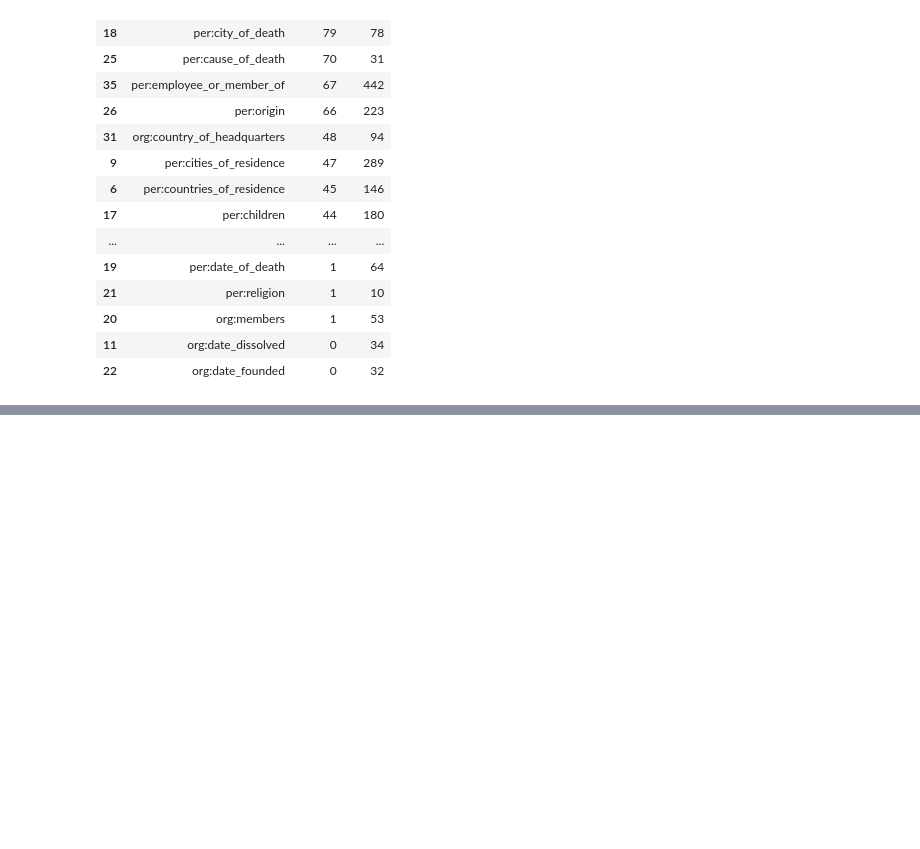
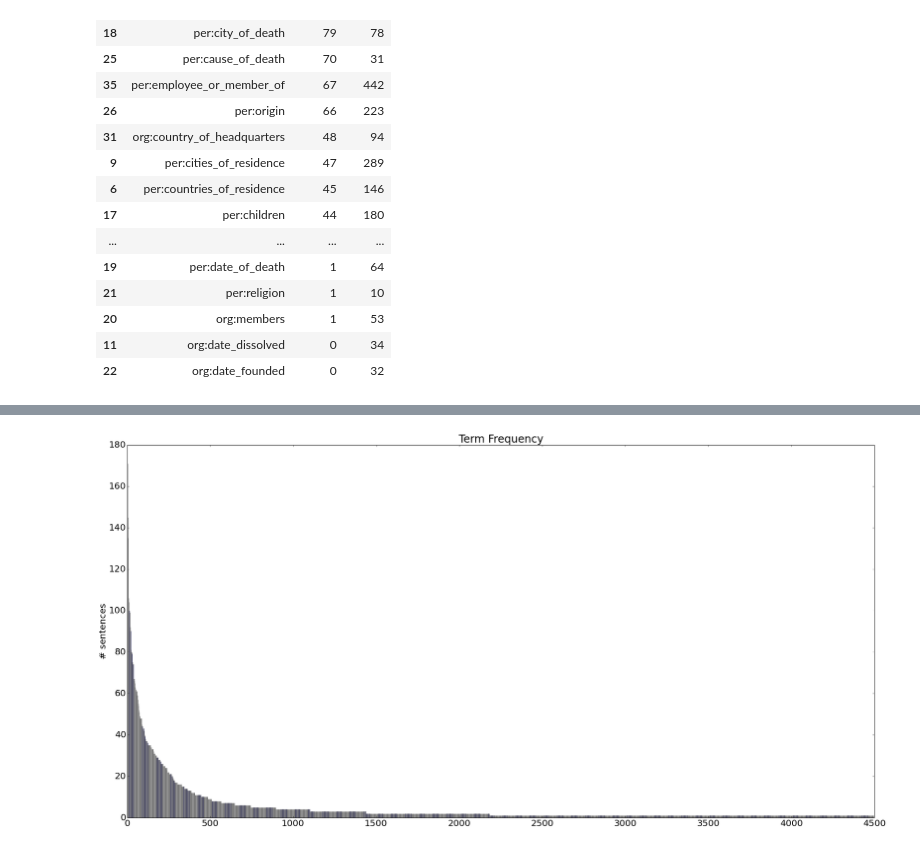
Before and after one commit to CrowdTruth/Open-Domain-Relation-Extraction, a Jupyter notebook: open-domain_data-prep.ipynb, the cells around one changed output, grey strips where cells are left out. Cells and saved outputs as stored; diff of their text form; code cells hidden in the pictures; blank space fills up the shorter version.

Commit message:
term freq analysis

```diff
--- a/open-domain_data-prep.ipynb
+++ b/open-domain_data-prep.ipynb
@@ -118,0 +121,21 @@ rel_freq.sort(["correct"], ascending = 0)
+# %%
+terms_correct = set(data_correct["term1"]).union(set(data_correct["term2"]))
+terms_wrong = set(data_wrong["term1"]).union(set(data_wrong["term2"]))
+terms = terms_correct.union(terms_wrong)
+
+terms_dict = defaultdict(int)
+
+for word in data_correct["term1"]:
+    terms_dict[word] += 1
+for word in data_correct["term2"]:
+    terms_dict[word] += 1
+for word in data_wrong["term1"]:
+    terms_dict[word] += 1
+for word in data_wrong["term2"]:
+    terms_dict[word] += 1
+
+terms_freq = pd.DataFrame(terms_dict.values(), index = terms_dict.keys(), columns = ["freq"])
+terms_freq = terms_freq.sort(["freq"], ascending = 0)
+
+print "Top 20 Terms Based On Frequency"
+terms_freq[0:20]
@@ -118,0 +161,23 @@ rel_freq.sort(["correct"], ascending = 0)
+# %%
+n_groups = len(terms_freq["freq"])
+
+fig, ax = plt.subplots()
+#plt.rcParams["figure.figsize"] = 30, 15
+#plt.rcParams.update({'font.size': 20})
+
+index = np.arange(0, n_groups * 2, 2)
+bar_width = 0.3
+
+opacity = 0.4
+error_config = {'ecolor': '0.3'}
+
+rects = plt.bar(index, terms_freq["freq"], bar_width,
+                 alpha=opacity,
+                 color='b')
+
+plt.ylabel('# sentences')
+plt.title('Term Frequency')
+
+plt.show()
+# %% [output]
+[figure, added]
```
Also changed, not shown: parts of 2 cells of this notebook.
